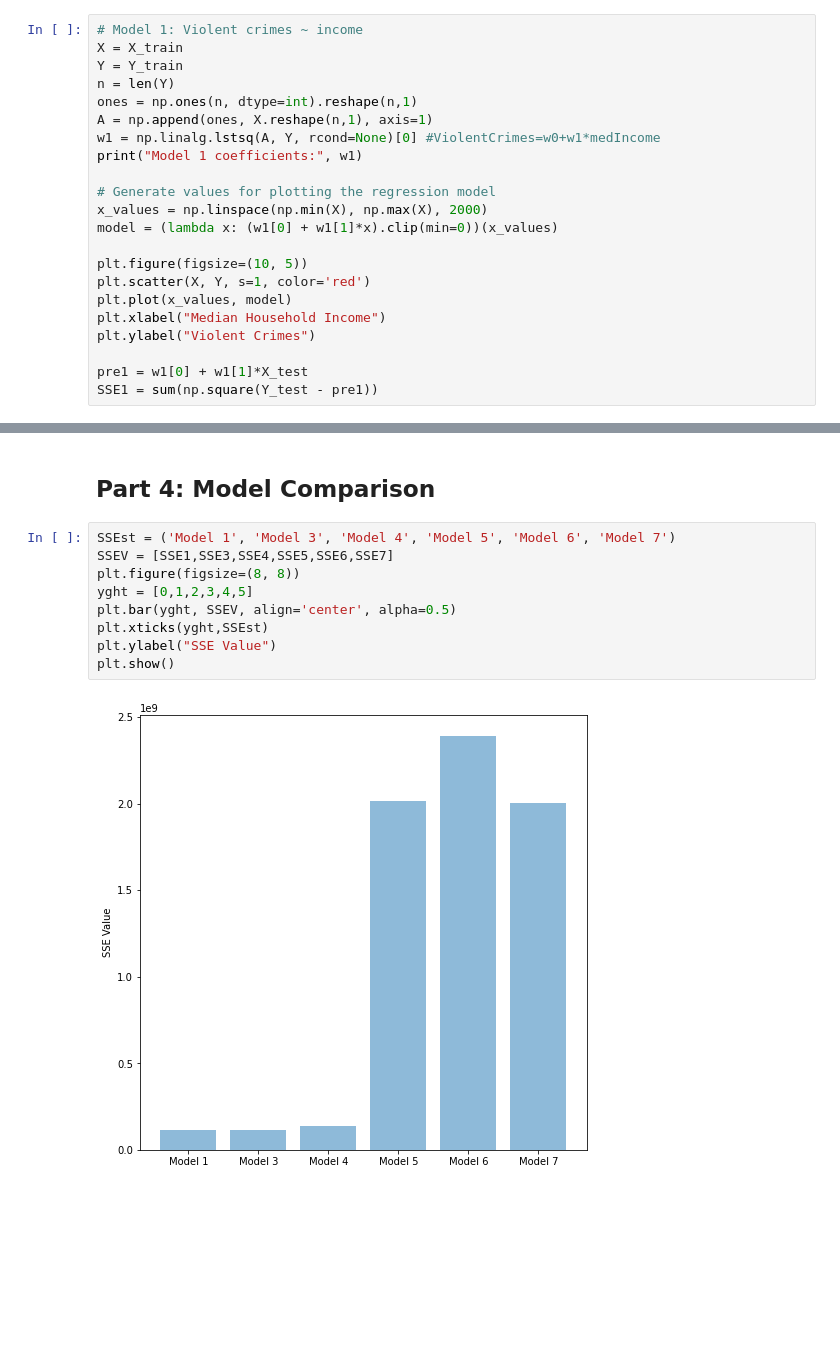
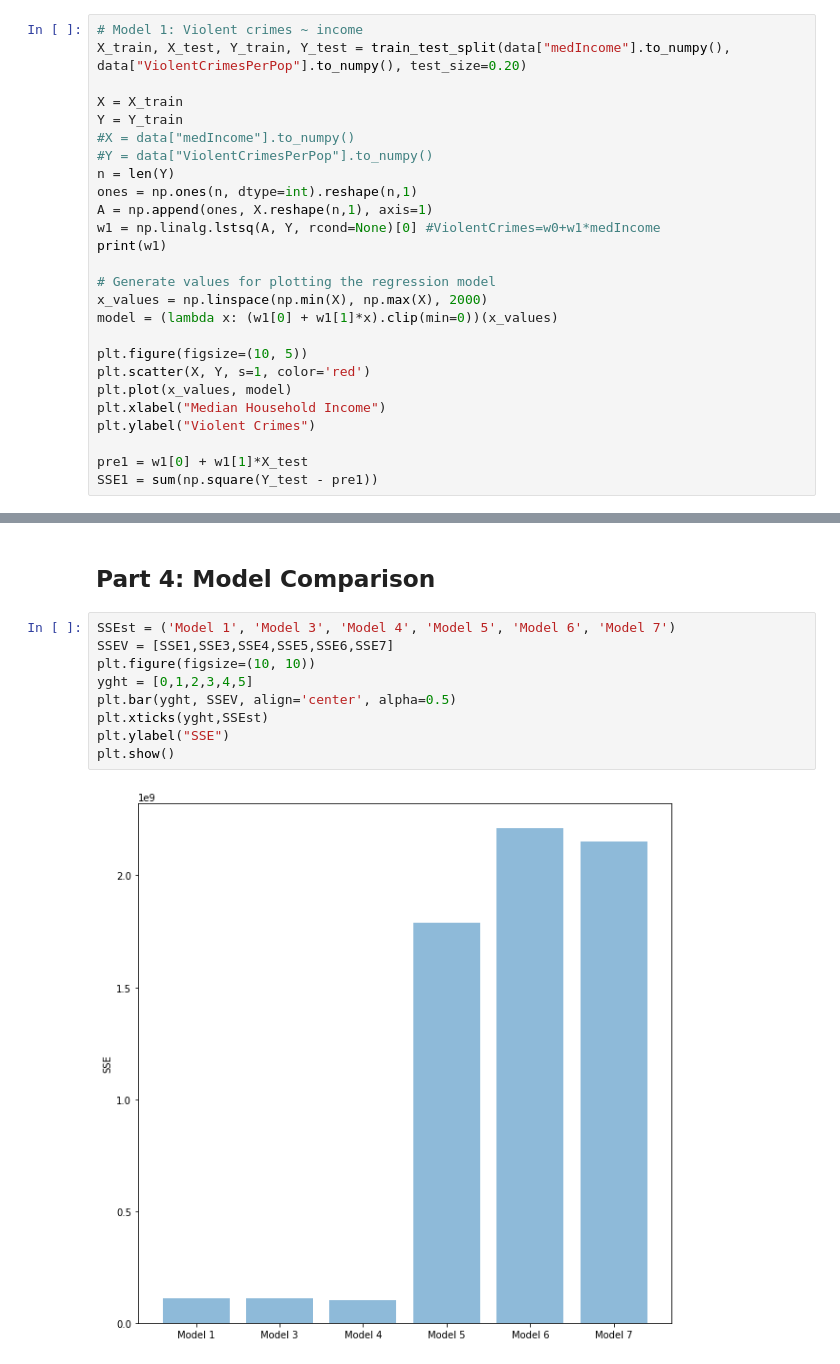
Before and after one commit to MCharming98/COGS_109_Final_Proj, a Jupyter notebook: final_proj.ipynb, the cells around one changed output, grey strips where cells are left out. Cells and saved outputs as stored; diff of their text form; blank space fills up the shorter version.

```diff
--- a/final_proj.ipynb
+++ b/final_proj.ipynb
@@ -94,12 +154,16 @@ X_train, X_test, Y_train, Y_test = train_test_split(data["medIncome"].to_numpy()
 # %%
 # Model 1: Violent crimes ~ income
+X_train, X_test, Y_train, Y_test = train_test_split(data["medIncome"].to_numpy(), data["ViolentCrimesPerPop"].to_numpy(), test_size=0.20)
+
 X = X_train
 Y = Y_train
+#X = data["medIncome"].to_numpy()
+#Y = data["ViolentCrimesPerPop"].to_numpy()
 n = len(Y)
 ones = np.ones(n, dtype=int).reshape(n,1)
 A = np.append(ones, X.reshape(n,1), axis=1)
 w1 = np.linalg.lstsq(A, Y, rcond=None)[0] #ViolentCrimes=w0+w1*medIncome
-print("Model 1 coefficients:", w1)
+print(w1)
 
 # Generate values for plotting the regression model
 x_values = np.linspace(np.min(X), np.max(X), 2000)
@@ -298,11 +380,11 @@ Model 7 coefficients: [ 6.22680564e+03 -4.67132228e-02  9.61835010e+01 -2.774055
 # %%
 SSEst = ('Model 1', 'Model 3', 'Model 4', 'Model 5', 'Model 6', 'Model 7')
 SSEV = [SSE1,SSE3,SSE4,SSE5,SSE6,SSE7]
-plt.figure(figsize=(8, 8))
+plt.figure(figsize=(10, 10))
 yght = [0,1,2,3,4,5]
 plt.bar(yght, SSEV, align='center', alpha=0.5)
 plt.xticks(yght,SSEst)
-plt.ylabel("SSE Value")
+plt.ylabel("SSE")
 plt.show()
 # %% [output]
-[figure, old version]
+[figure, new version]
```
Also changed, not shown: parts of 35 cells of this notebook.
